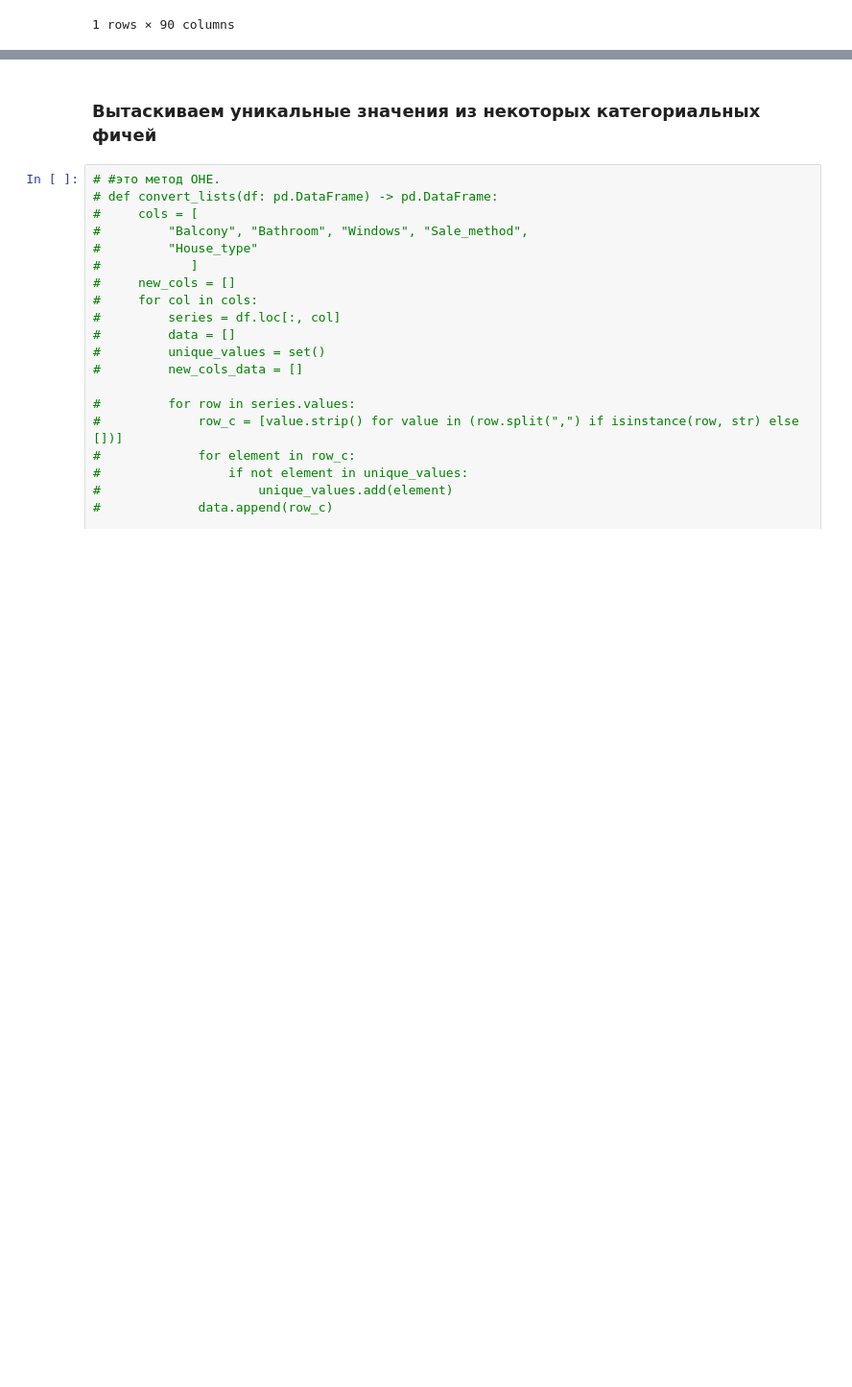
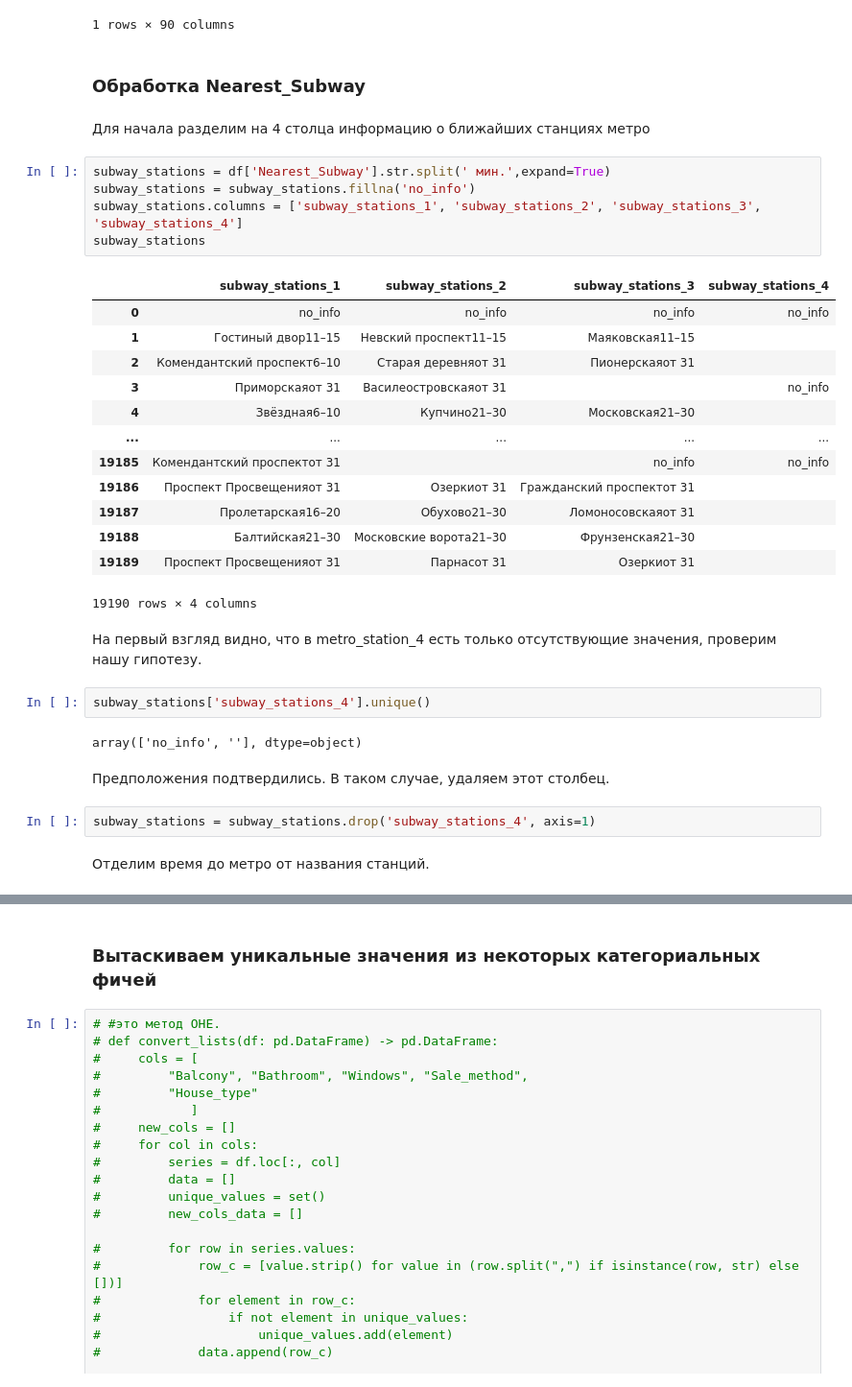
Before and after one commit to NeKonnnn/PetProject-price-real-estate-in-St.-Petersburg, a Jupyter notebook: notebooks/2. preprocessing_and_feature_engineering.ipynb, the cells around one changed output, grey strips where cells are left out. Shown at 96% size. Cells and saved outputs as stored; diff of their text form; blank space fills up the shorter version.

```diff
--- a/notebooks/2. preprocessing_and_feature_engineering.ipynb
+++ b/notebooks/2. preprocessing_and_feature_engineering.ipynb
@@ -189,3 +190,38 @@ df.head(1)
 |  | Price | Address | Nearest_Subway | Publication_date | Num_of_rooms | Total_area | Living_space | Balcony | ... |
 | 0 | 9800000 | Санкт-Петербург, Пушкинский р-н, ... | NaN | 17.10.2022 в 10:16 | 3 | 73.0 | NaN | балкон | ... |
 1 rows × 90 columns
+# %% [markdown]
+### Обработка Nearest_Subway
+# %% [markdown]
+Для начала разделим на 4 столца информацию о ближайших станциях метро
+# %%
+subway_stations = df['Nearest_Subway'].str.split(' мин.',expand=True)
+subway_stations = subway_stations.fillna('no_info')
+subway_stations.columns = ['subway_stations_1', 'subway_stations_2', 'subway_stations_3', 'subway_stations_4']
+subway_stations
+# %% [output]
+|  | subway_stations_1 | subway_stations_2 | subway_stations_3 | subway_stations_4 |
+| 0 | no_info | no_info | no_info | no_info |
+| 1 | Гостиный двор11–15 | Невский проспект11–15 | Маяковская11–15 |  |
+| 2 | Комендантский проспект6–10 | Старая деревняот 31 | Пионерскаяот 31 |  |
+| 3 | Приморскаяот 31 | Василеостровскаяот 31 |  | no_info |
+| 4 | Звёздная6–10 | Купчино21–30 | Московская21–30 |  |
+| ... | ... | ... | ... | ... |
+| 19185 | Комендантский проспектот 31 |  | no_info | no_info |
+| 19186 | Проспект Просвещенияот 31 | Озеркиот 31 | Гражданский проспектот 31 |  |
+| 19187 | Пролетарская16–20 | Обухово21–30 | Ломоносовскаяот 31 |  |
+| 19188 | Балтийская21–30 | Московские ворота21–30 | Фрунзенская21–30 |  |
+| 19189 | Проспект Просвещенияот 31 | Парнасот 31 | Озеркиот 31 |  |
+19190 rows × 4 columns
+# %% [markdown]
+На первый взгляд видно, что в metro_station_4 есть только отсутствующие значения, проверим нашу гипотезу.
+# %%
+subway_stations['subway_stations_4'].unique()
+# %% [output]
+array(['no_info', ''], dtype=object)
+# %% [markdown]
+Предположения подтвердились. В таком случае, удаляем этот столбец.
+# %%
+subway_stations = subway_stations.drop('subway_stations_4', axis=1)
+# %% [markdown]
+Отделим время до метро от названия станций.
```
Also changed, not shown: parts of 13 cells of this notebook.
